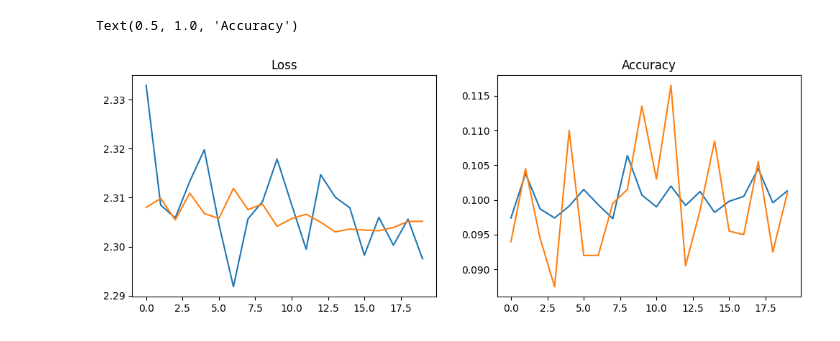
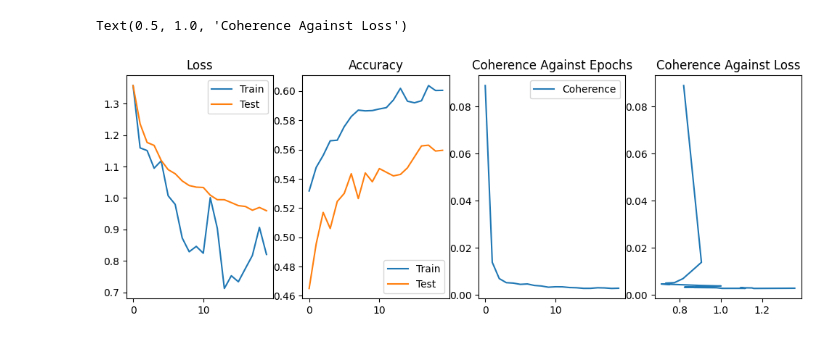
Before and after one commit to ThomasWalker1/Generalization-of-Neural-Networks, a Jupyter notebook: Generalization in Deep Learning/Gradients/coherence_FC_neural_networks.ipynb, the cells around one changed output. Saved outputs shown, nothing was run; the diff lists cells and outputs as text; code cells hidden in the pictures.

Commit message:
Coherence

```diff
--- a/Generalization in Deep Learning/Gradients/coherence_FC_neural_networks.ipynb
+++ b/Generalization in Deep Learning/Gradients/coherence_FC_neural_networks.ipynb
@@ -25,14 +25,16 @@ test_dataset = torchvision.datasets.MNIST(root='StandardData',
                                           train=False,
                                           transform=transforms.ToTensor())
 
+reduced_train_index=list(range(10000))
+reduced_test_index=list(range(2000))
 
-subsample_train_indices = torch.randperm(len(train_dataset))[:10000]
-subsample_test_indices = torch.randperm(len(test_dataset))[:2000]
+subset_train_dataset=torch.utils.data.Subset(train_dataset, reduced_train_index)
+subset_test_dataset=torch.utils.data.Subset(test_dataset, reduced_test_index)
 
 # Data loader
-train_loader = DataLoader(dataset=train_dataset, batch_size=batch_size, sampler=SubsetRandomSampler(subsample_train_indices))
+train_loader = DataLoader(dataset=subset_train_dataset, batch_size=batch_size, shuffle=True)
 
-test_loader = DataLoader(dataset=test_dataset, batch_size=batch_size, sampler=SubsetRandomSampler(subsample_test_indices))
+test_loader = DataLoader(dataset=subset_test_dataset, batch_size=batch_size, shuffle=False)
 # %%
 # Fully connected neural network
 class NeuralNet(nn.Module):
@@ -112,7 +114,7 @@ test_accuracy=[]
 epoch_list=[]
 alpha_list=[]
 
-for epoch in range(2):
+for epoch in range(num_epochs):
     trainloss, alpha = train_epoch()
     train_loss.append(trainloss)
     alpha_list.append(alpha)
@@ -142,28 +170,31 @@ input_size = 784
 hidden_size = 2048
 num_classes = 10
 num_epochs = 20
-batch_size = 20
+batch_size = 100
 learning_rate = 0.1
 # %%
 # MNIST dataset
 random_train_dataset = torchvision.datasets.MNIST(root='ShuffledData',
                                            train=True,
                                            transform=transforms.ToTensor(),
-                                           target_transform=lambda y: torch.randint(0, 10, (1,)).item(),
+                                           target_transform=lambda y: torch.randint(0, 4, (1,)).item() if y<=4 else y,
                                            download=True)
 
 random_test_dataset = torchvision.datasets.MNIST(root='ShuffledData',
                                           train=False,
                                           transform=transforms.ToTensor(),
-                                          target_transform=lambda y: torch.randint(0, 10, (1,)).item())
+                                          target_transform=lambda y: torch.randint(0, 4, (1,)).item() if y<=4 else y)
 
-subsample_train_indices = torch.randperm(len(random_train_dataset))[:10000]
-subsample_test_indices = torch.randperm(len(random_test_dataset))[:2000]
+reduced_train_index=list(range(10000))
+reduced_test_index=list(range(2000))
+
+subset_random_train_dataset=torch.utils.data.Subset(random_train_dataset, reduced_train_index)
+subset_random_test_dataset=torch.utils.data.Subset(random_test_dataset, reduced_test_index)
 
 # Data loader
-random_train_loader = DataLoader(dataset=random_train_dataset, batch_size=batch_size, sampler=SubsetRandomSampler(subsample_train_indices))
+random_train_loader = DataLoader(dataset=subset_random_train_dataset, batch_size=batch_size, shuffle=True)
 
-random_test_loader = DataLoader(dataset=random_test_dataset, batch_size=batch_size, sampler=SubsetRandomSampler(subsample_test_indices))
+random_test_loader = DataLoader(dataset=subset_random_test_dataset, batch_size=batch_size, shuffle=False)
 # %%
 model_RandomData = NeuralNet(input_size, hidden_size, num_classes)
 
@@ -231,14 +292,21 @@ KeyboardInterrupt:
 # %%
-fig, axs = plt.subplots(1,2)
+fig, axs = plt.subplots(1,4)
 
 fig.set_size_inches(12,4)
 
 axs[0].plot(np.arange(num_epochs), random_train_loss,label='Train')
 axs[0].plot(np.arange(num_epochs), random_test_loss,label='Test')
 axs[0].set_title('Loss')
+axs[0].legend()
 axs[1].plot(np.arange(num_epochs), random_train_accuracy,label='Train')
 axs[1].plot(np.arange(num_epochs), random_test_accuracy,label='Test')
 axs[1].set_title('Accuracy')
+axs[1].legend()
+axs[2].plot(np.arange(num_epochs), random_alpha_list,label='Coherence')
+axs[2].set_title('Coherence Against Epochs')
+axs[2].legend()
+axs[3].plot(np.flip(random_train_loss), random_alpha_list,label='Coherence')
+axs[3].set_title('Coherence Against Loss')
 # %% [output]
-Text(0.5, 1.0, 'Accuracy')
+Text(0.5, 1.0, 'Coherence Against Loss')
-[figure, old version]
+[figure, new version]
```
Also changed, not shown: parts of 6 cells of this notebook.
